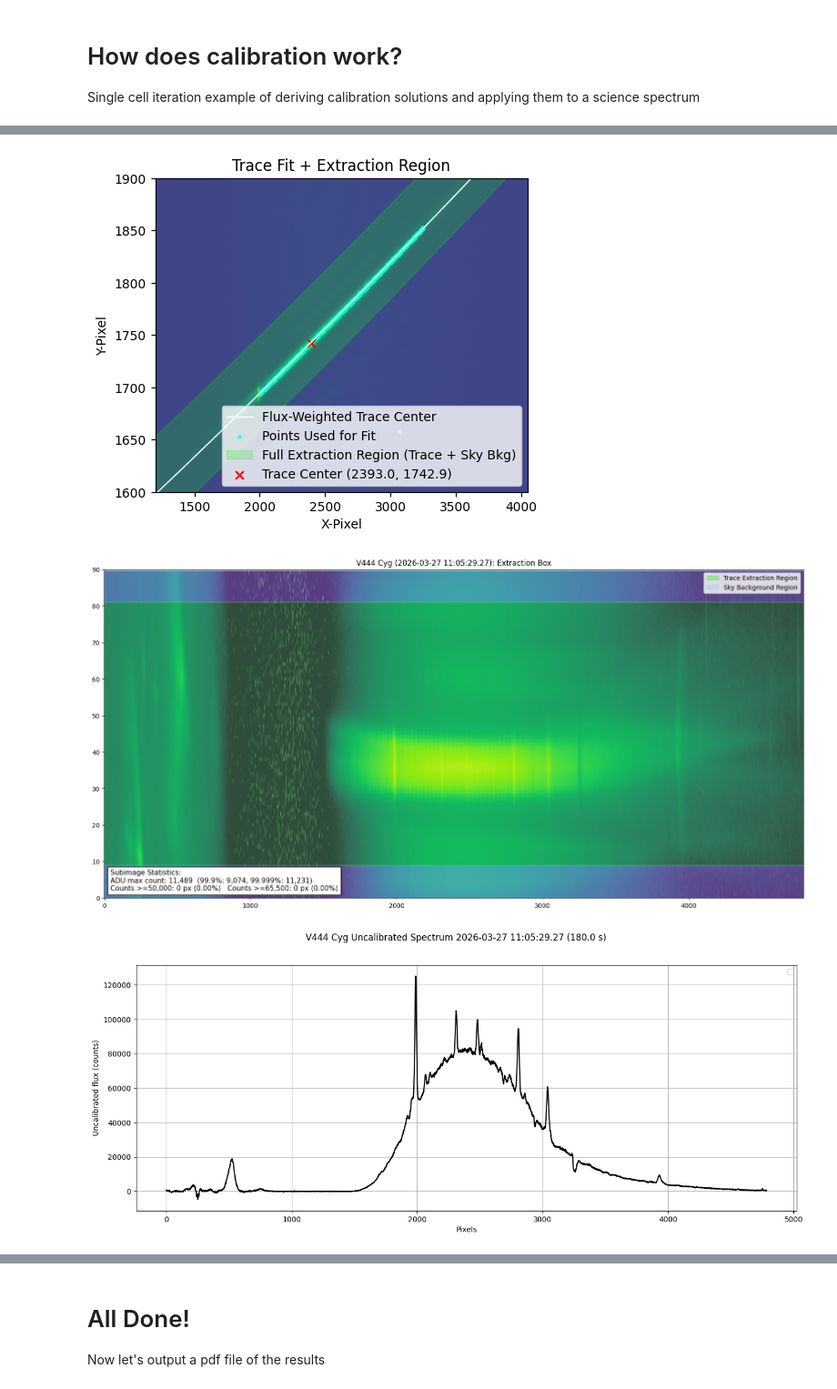
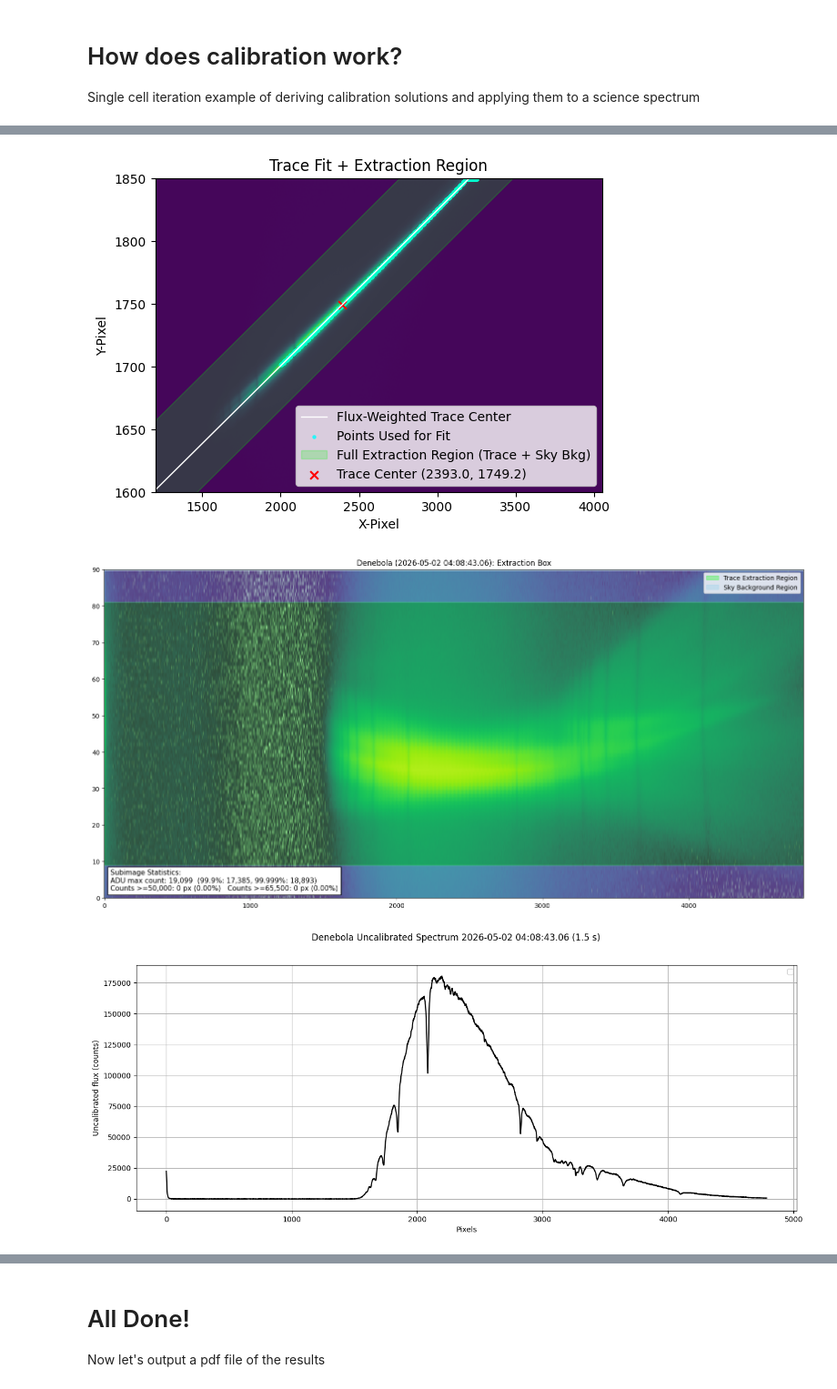
Before and after one commit to joshuamarine3/Be-Stars, a Jupyter notebook: Be_grism_proc_auto_JRM_new.ipynb, the cells around one changed output, grey strips where cells are left out. Shown at 91% size. Cells and saved outputs as stored; diff of their text form; code cells hidden in the pictures.

```diff
--- a/Be_grism_proc_auto_JRM_new.ipynb
+++ b/Be_grism_proc_auto_JRM_new.ipynb
@@ -797,6 +934,7 @@ basepath = os.path.expanduser('~/gdrive/Shared drives/MACRO-Be/resources/Data/ra
 # target = 'HR_4468'
 # target = 'HR_3454'
 # target = 'HR_4963
+# target = 'Alpha_Lyr'
 
 ## Spring Targets
 # target = 'bet_mon_A'
@@ -815,7 +953,7 @@ basepath = os.path.expanduser('~/gdrive/Shared drives/MACRO-Be/resources/Data/ra
 # target = 'G191-B2B'
 # target = 'BT_CMi'
 
-## Other
+## Other Projects
 # target = 'EV_Lac'
 # target = 'AD_Leo'
 # target = 'BU_Tau'
@@ -829,7 +967,7 @@ basepath = os.path.expanduser('~/gdrive/Shared drives/MACRO-Be/resources/Data/ra
 # target = 'V2304_Oph'
 # target = '2MASS_J16255459-2330291'
 # target = '2_Vul'
-target = 'V444_Cyg'
+# target = 'V444_Cyg'
 
 ## PHYS440 Targets
 # target = 'HD_23753'
@@ -849,6 +987,19 @@ target = 'V444_Cyg'
 # target = 'NGC_4395'
 # target = 'SZ_Uma'
 # target = 'HD_75632B'
+
+## PHYS245 Targets
+# target = 'Gamma_Vir'
+# target = 'Beta_CVn'
+# target = 'Mizar'
+# target = 'Theta_Boo'
+target = 'Denebola'
+# target = 'AD_Leo' # Issues w/ telluric fit
+
+# target = '16_Cyg_B'
+# target = 'Sigma_Dra'
+# target = 'HD_115404'
+
 
 calib_targets = ['hr_718', 'hr_3454', 'hr_4468', 'hr_4963']
 # calib_targets = ['hr_718', 'hr_3454']
@@ -1239,7 +1393,7 @@ QHY_calib_spectra = restore_spectrum_objects_from_pickle(
 matches = match_science_to_calib(
     img_files,
     calib_img_files,
-    tbin=1800,
+    tbin=900,
     verbose=True # set verbose=False to suppress summary printout
 )
 # %% [output]
@@ -1289,6 +1445,8 @@ bin_avg_lookup = build_bin_averaged_calibrations(
 # 3) Attach the averaged calibration objects to each science-image match row
 matches = attach_bin_averaged_calibrations_to_science_matches(
     matches,
-    bin_avg_lookup
+    bin_avg_lookup,
+    fallback = True,
+    verbose = True
 )
 # %% [output]
@@ -1392,22 +1578,22 @@ Moon Angle & Phase: 105.70 degrees, 39.55 %
 # %%
 i = 0
 
 calib_img = matches['science_matches'][i].get("averaged_calib_spectrum", None)
 grism_image = matches['science_matches'][i]["science_file"]
 
 S = spectrum(grism_image, calib_spectrum=calib_img, filter=filter)
 
 # print(f'Moon Angle & Phase: {S.moonangle:.2f} degrees, {(S.moonphase * 100):.2f} %')
 
 trace_center, cutouts, subim = S.fit_trace(plot = True, show_points = True,curved = True)
 spec = S.extract_spectrum(show_box = True, plot = True, curved_box = True)
-telluric_pixel = S.fit_telluric(plot = True, debugging = False)
-# telluric_pixel = S.fit_telluric(x_guess = 2940, plot = True, debugging = False, manual_override = True)
+telluric_pixel = S.fit_telluric(x_guess = None, plot = True, debugging = True)
+# telluric_pixel = S.fit_telluric(x_guess = 3015, plot = True, debugging = False, manual_override = True)
 # print(telluric_pixel)
 waves = S.wavelength_calibrate(plot = False)
 cal_spec = S.gain_calibrate(plot = True)
 fig = S.plot_spectrum(xaxis = 'wavelength', yaxis = 'cal', plot_balmer = True)
 # %% [output]
-[figure, old version]
+[figure, new version]
-[figure, old version]
+[figure, new version]
-[figure, old version]
+[figure, new version]
```
Also changed, not shown: parts of 19 cells of this notebook, 38 other files.
